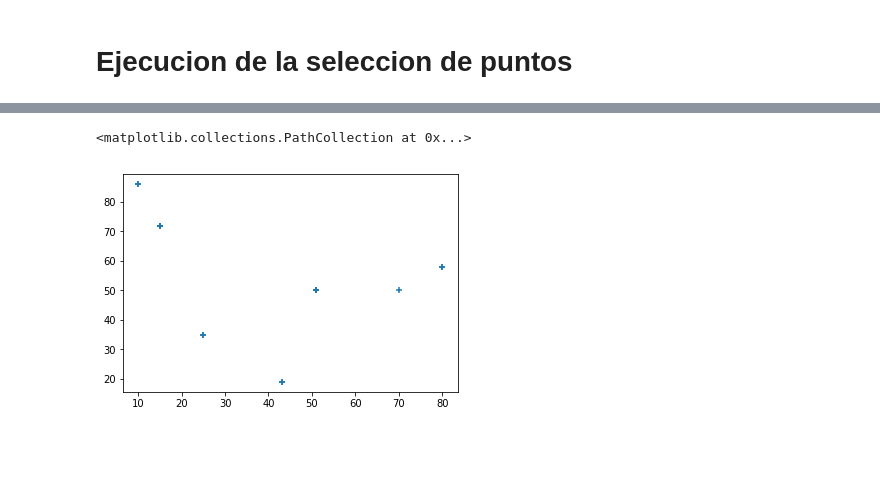
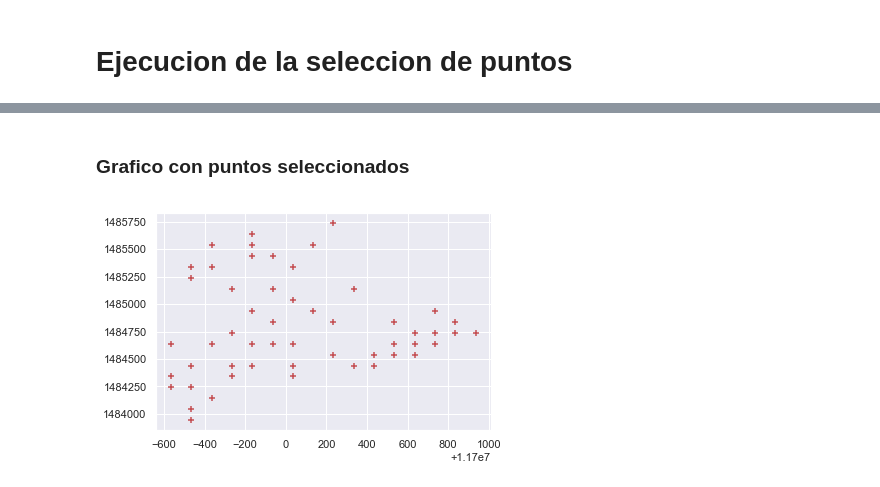
Before and after one commit to only4cc/sel_points, a Jupyter notebook: proto.ipynb, the cells around one changed output, grey strips where cells are left out. Cells and saved outputs as stored; diff of their text form; code cells hidden in the pictures; blank space fills up the shorter version.

```diff
--- a/proto.ipynb
+++ b/proto.ipynb
@@ -79,10 +141,10 @@ def get_first_point():
     Get the first point from the points array
     The nearest point to the centroid of all points
     '''
-    xmin = 9999999999999
-    xmax = 0
-    ymin = 9999999999999
-    ymax = 0
+    xmin = 9999999999999999
+    xmax = -999999999999999
+    ymin = 9999999999999999
+    ymax = -999999999999999
     first_point = []
     for i in range(0,len(universe_points)):
         x = universe_points[i][0]
@@ -92,9 +154,10 @@ def get_first_point():
         if y < ymin: ymin = y
         if y > ymax: ymax = y
 
-    centroid = [ xmin + (xmax-xmin)/2, ymin +(ymax-ymin)/2 ]
+    centroid = [ xmin + (xmax-xmin)/2 ,ymin + (ymax-ymin)/2 ]
+    if debug: print('*** Centroid:',centroid)
 
-    d = 99999999
+    d = 9999999999999999
     for i in range(0,len(universe_points)):
         if distance(universe_points[i], centroid) < d:
             d = distance(universe_points[i], centroid)
@@ -114,7 +177,7 @@ def verify(point, selected_points):
     while i < len(selected_points) :
         if debug: print('comparing ',point, selected_points[i], sep='')
         dist =  distance(point, selected_points[i])
-        if  dist <= min_distance_allowed and dist > 0:
+        if  dist <= min_distance_allowed:
             if debug: print('not ok',int(dist), ' < ',  min_distance_allowed)
             useful = False
             return useful
@@ -135,13 +198,13 @@ selected_points.append( p )
 if debug: print('first point',selected_points)
 # %%
 k = 0
-max_iter = 20
+max_iter = 1000
 while ( len(selected_points) < min_necesary_points and k < max_iter ):
     p = get_point()
     if debug: print('checking if new point:',p, 'is useful ...')
     res = False
     res = verify(p, selected_points)
-    if res :
+    if res:
         if debug: print('yes, is useful')
         selected_points.append( p )
     else:
@@ -151,6 +214,6 @@ while ( len(selected_points) < min_necesary_points and k < max_iter ):
     #print('points selected', selected_points)
 
 
-print('\n*** end of selection.')
+print('\n*** end of selection.\t',k, 'iterations')
 print('*** number of selected points:',len(selected_points))
 # %% [output]
@@ -184,11 +227,12 @@ selected points:
 # %%
-X=[]
-Y=[]
+XX=[]
+YY=[]
 for p in selected_points:
-    X.append(p[0])
-    Y.append(p[1])
+    XX.append(p[0])
+    YY.append(p[1])
+# %% [markdown]
+### Grafico con puntos seleccionados
 # %%
-plt.scatter(X,Y, marker='+' )
+plt.scatter(XX,YY, c='r', marker='+' );
 # %% [output]
-<matplotlib.collections.PathCollection at 0x...>
-[figure, old version]
+[figure, new version]
```
Also changed, not shown: parts of 17 cells of this notebook.
